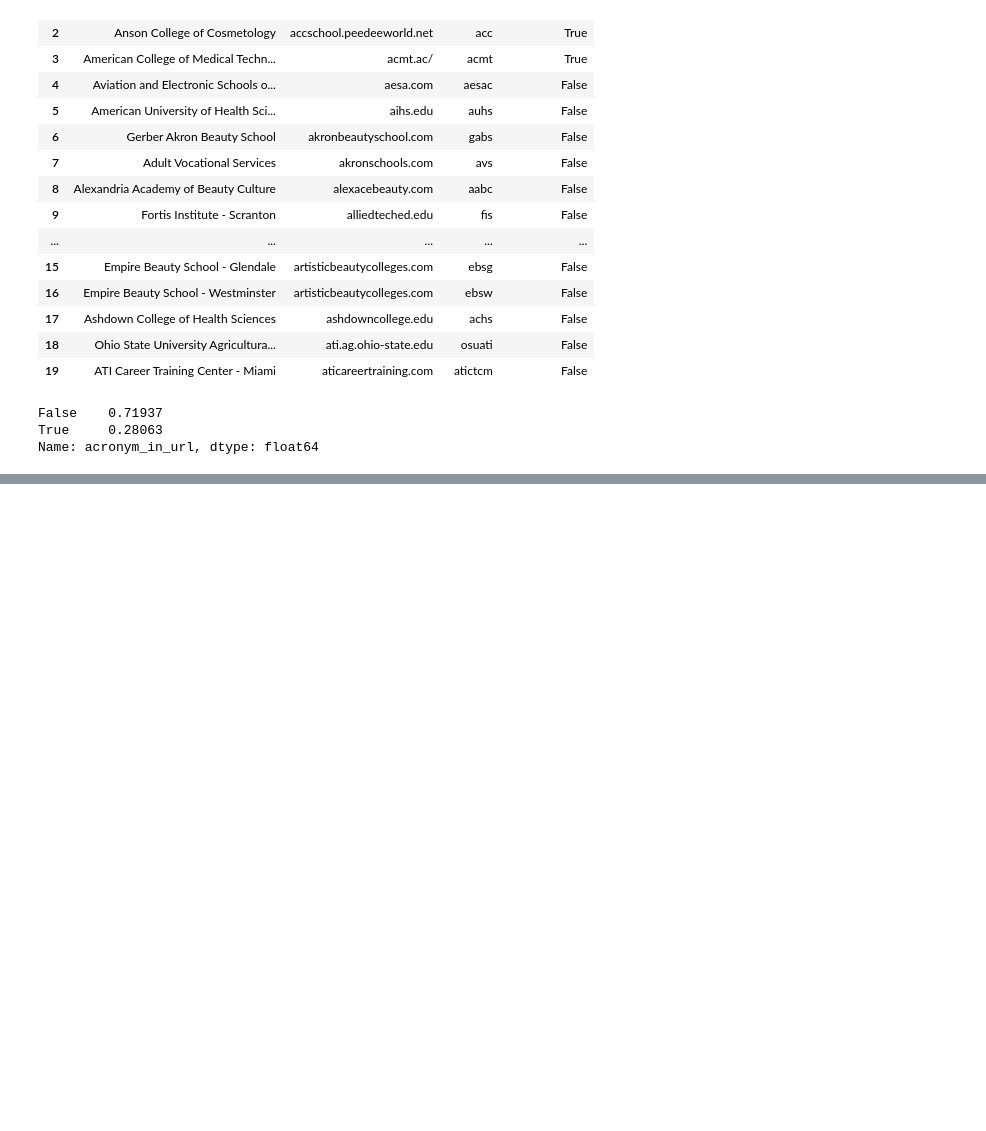
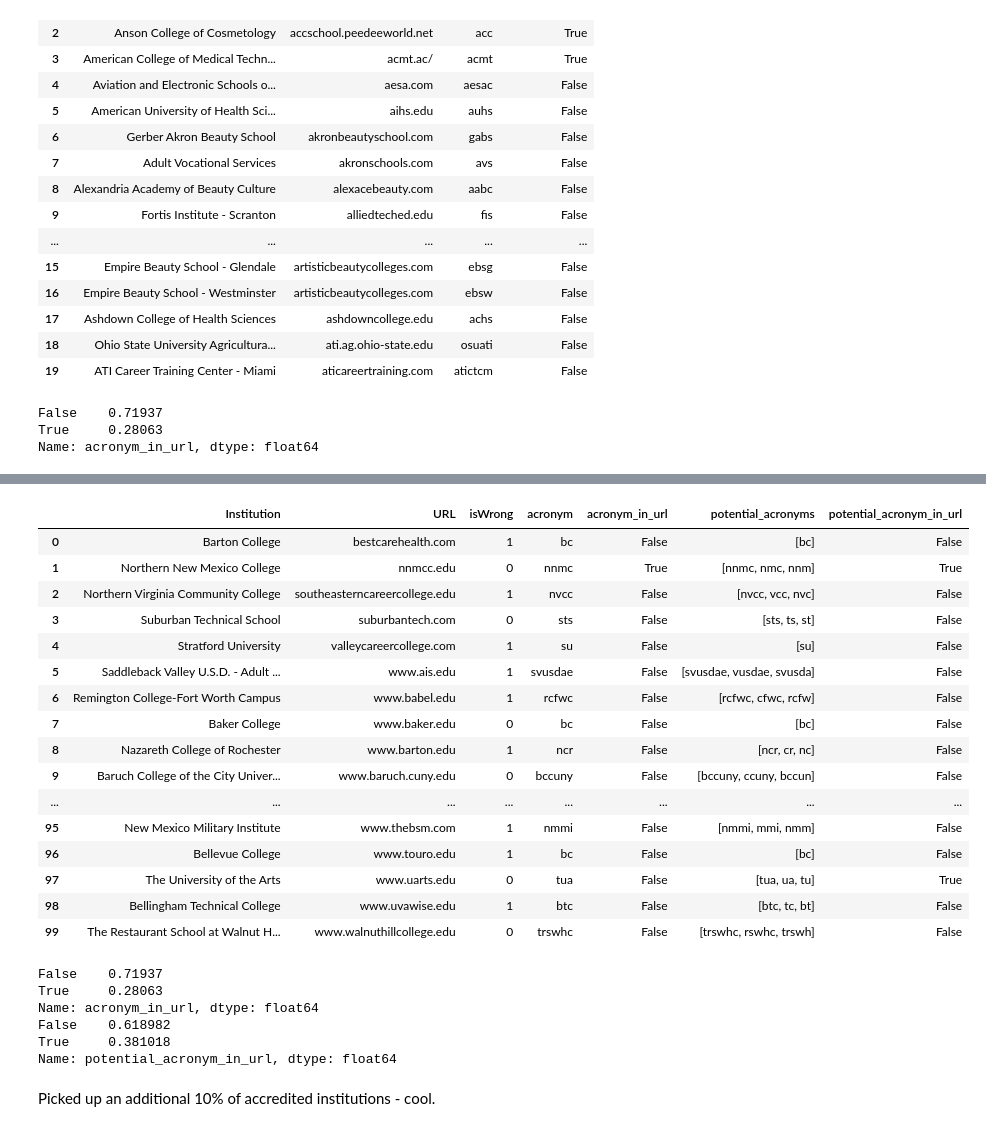
Before and after one commit to magratheazaphod/nextcaller, a Jupyter notebook: two_scratch.ipynb, the cells around one changed output, grey strips where cells are left out. Saved outputs shown, nothing was run; the diff lists cells and outputs as text; code cells hidden in the pictures; blank space fills up the shorter version.

Commit message:
added alternative acronyms

```diff
--- a/two_scratch.ipynb
+++ b/two_scratch.ipynb
@@ -155,2 +199,34 @@ sweet - we're already hitting 28% of accredited institutions
+# %%
+sample_df[:100]
+# %% [output]
+|  | Institution | URL | isWrong | acronym | acronym_in_url | potential_acronyms | potential_acronym_in_url |
+| 0 | Barton College | bestcarehealth.com | 1 | bc | False | [bc] | False |
+| 1 | Northern New Mexico College | nnmcc.edu | 0 | nnmc | True | [nnmc, nmc, nnm] | True |
+| 2 | Northern Virginia Community College | southeasterncareercollege.edu | 1 | nvcc | False | [nvcc, vcc, nvc] | False |
+| 3 | Suburban Technical School | suburbantech.com | 0 | sts | False | [sts, ts, st] | False |
+| 4 | Stratford University | valleycareercollege.com | 1 | su | False | [su] | False |
+| 5 | Saddleback Valley U.S.D. - Adult ... | www.ais.edu | 1 | svusdae | False | [svusdae, vusdae, svusda] | False |
+| 6 | Remington College-Fort Worth Campus | www.babel.edu | 1 | rcfwc | False | [rcfwc, cfwc, rcfw] | False |
+| 7 | Baker College | www.baker.edu | 0 | bc | False | [bc] | False |
+| 8 | Nazareth College of Rochester | www.barton.edu | 1 | ncr | False | [ncr, cr, nc] | False |
+| 9 | Baruch College of the City Univer... | www.baruch.cuny.edu | 0 | bccuny | False | [bccuny, ccuny, bccun] | False |
+| ... | ... | ... | ... | ... | ... | ... | ... |
+| 95 | New Mexico Military Institute | www.thebsm.com | 1 | nmmi | False | [nmmi, mmi, nmm] | False |
+| 96 | Bellevue College | www.touro.edu | 1 | bc | False | [bc] | False |
+| 97 | The University of the Arts | www.uarts.edu | 0 | tua | False | [tua, ua, tu] | True |
+| 98 | Bellingham Technical College | www.uvawise.edu | 1 | btc | False | [btc, tc, bt] | False |
+| 99 | The Restaurant School at Walnut H... | www.walnuthillcollege.edu | 0 | trswhc | False | [trswhc, rswhc, trswh] | False |
+# %%
+print(accred_df['acronym_in_url'].value_counts(normalize = True))
+print(accred_df['potential_acronym_in_url'].value_counts(normalize = True))
+# %% [output]
+False    0.71937
+True     0.28063
+Name: acronym_in_url, dtype: float64
+False    0.618982
+True     0.381018
+Name: potential_acronym_in_url, dtype: float64
+# %% [markdown]
+Picked up an additional 10% of accredited institutions - cool.
 # %%
 ['College','Institute','School','University']
```
Also changed, not shown: parts of 8 cells of this notebook.
